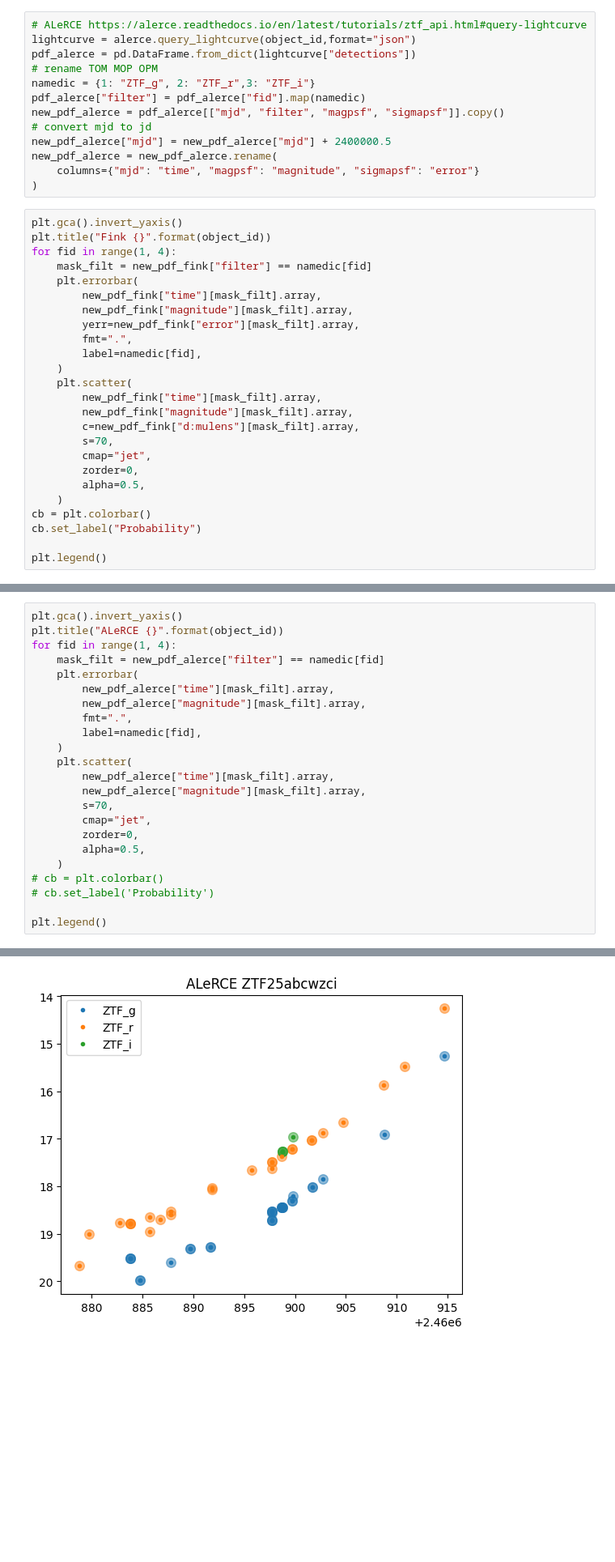
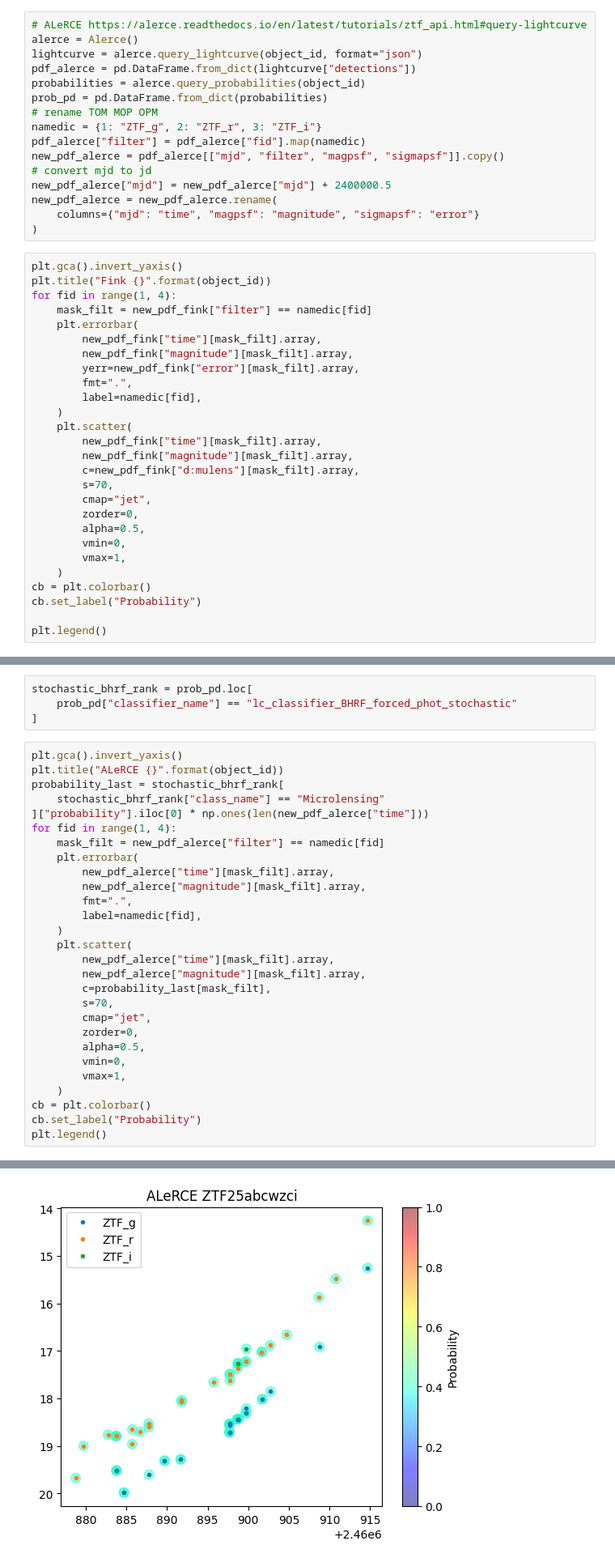
Before and after one commit to mpgh/tom_opm_tools, a Jupyter notebook: OPM_test_event_ZTF2025/test_event_2025_ZTF_fink.ipynb, the cells around one changed output, grey strips where cells are left out. Shown at 81% size. Saved outputs shown, nothing was run; the diff lists cells and outputs as text; blank space fills up the shorter version.

```diff
--- a/OPM_test_event_ZTF2025/test_event_2025_ZTF_fink.ipynb
+++ b/OPM_test_event_ZTF2025/test_event_2025_ZTF_fink.ipynb
@@ -25,10 +27,13 @@ new_pdf_fink = new_pdf_fink.rename(
 # new_pdf.to_csv("{}.csv".format(pdf["i:objectId"][0]), index=False)
 # %%
 # ALeRCE https://alerce.readthedocs.io/en/latest/tutorials/ztf_api.html#query-lightcurve
-lightcurve = alerce.query_lightcurve(object_id,format="json")
+alerce = Alerce()
+lightcurve = alerce.query_lightcurve(object_id, format="json")
 pdf_alerce = pd.DataFrame.from_dict(lightcurve["detections"])
+probabilities = alerce.query_probabilities(object_id)
+prob_pd = pd.DataFrame.from_dict(probabilities)
 # rename TOM MOP OPM
-namedic = {1: "ZTF_g", 2: "ZTF_r",3: "ZTF_i"}
+namedic = {1: "ZTF_g", 2: "ZTF_r", 3: "ZTF_i"}
 pdf_alerce["filter"] = pdf_alerce["fid"].map(namedic)
 new_pdf_alerce = pdf_alerce[["mjd", "filter", "magpsf", "sigmapsf"]].copy()
 # convert mjd to jd
@@ -56,6 +61,8 @@ for fid in range(1, 4):
         cmap="jet",
         zorder=0,
         alpha=0.5,
+        vmin=0,
+        vmax=1,
     )
 cb = plt.colorbar()
 cb.set_label("Probability")
@@ -67,29 +74,38 @@ plt.legend()
+# %%
+stochastic_bhrf_rank = prob_pd.loc[
+    prob_pd["classifier_name"] == "lc_classifier_BHRF_forced_phot_stochastic"
+]
 # %%
 plt.gca().invert_yaxis()
 plt.title("ALeRCE {}".format(object_id))
+probability_last = stochastic_bhrf_rank[
+    stochastic_bhrf_rank["class_name"] == "Microlensing"
+]["probability"].iloc[0] * np.ones(len(new_pdf_alerce["time"]))
 for fid in range(1, 4):
     mask_filt = new_pdf_alerce["filter"] == namedic[fid]
     plt.errorbar(
         new_pdf_alerce["time"][mask_filt].array,
         new_pdf_alerce["magnitude"][mask_filt].array,
         fmt=".",
         label=namedic[fid],
     )
     plt.scatter(
         new_pdf_alerce["time"][mask_filt].array,
         new_pdf_alerce["magnitude"][mask_filt].array,
+        c=probability_last[mask_filt],
         s=70,
         cmap="jet",
         zorder=0,
         alpha=0.5,
+        vmin=0,
+        vmax=1,
     )
-# cb = plt.colorbar()
-# cb.set_label('Probability')
-
+cb = plt.colorbar()
+cb.set_label("Probability")
 plt.legend()
 # %% [output]
 <matplotlib.legend.Legend at 0x...>
-[figure, old version]
+[figure, new version]
 # %%
 # %config InlineBackend.figure_formats = ['svg']
 import numpy as np
```
Also changed, not shown: parts of 4 cells of this notebook, 6 other files.
